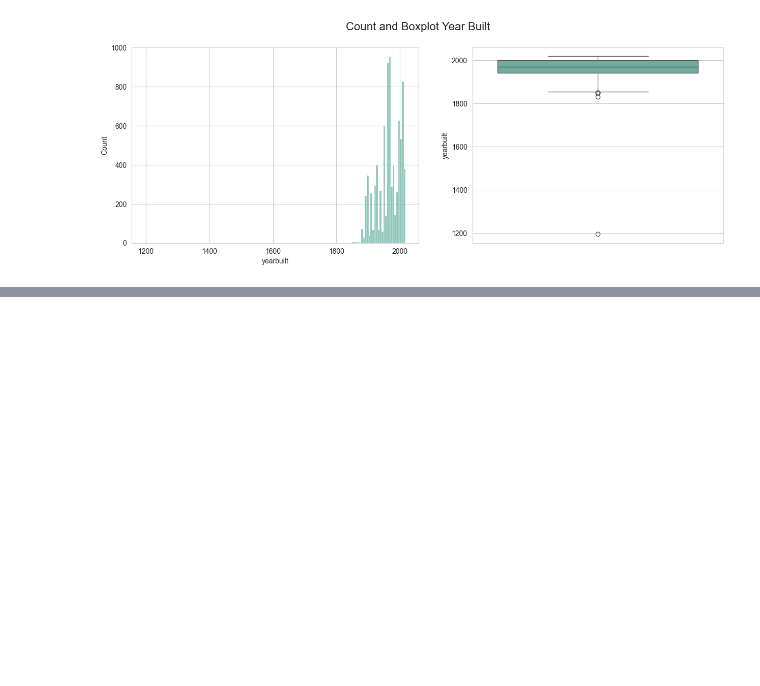
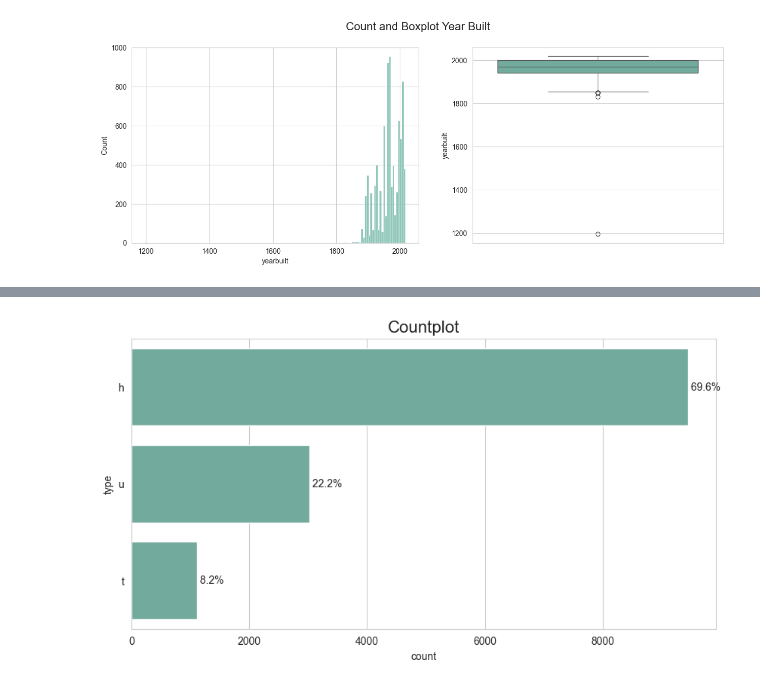
Before and after one commit to MrRezamo/Melbourne-Housing-Snapshot, a Jupyter notebook: Project/Melbourne_Housing.ipynb, the cells around one changed output, grey strips where cells are left out. Drawn from its saved outputs; the diff is of its cells as text; code cells hidden in the pictures; blank space fills up the shorter version.

```diff
--- a/Project/Melbourne_Housing.ipynb
+++ b/Project/Melbourne_Housing.ipynb
@@ -218,0 +234,10 @@ data.duplicated().sum()
+# %%
+countplot(
+    data = data,
+    column_name = 'type',
+    figsize=(15, 5),
+    bar_labels = True,
+    horizontal = True,
+);
+# %% [output]
+[figure, added]
```
Also changed, not shown: parts of 16 cells of this notebook.
